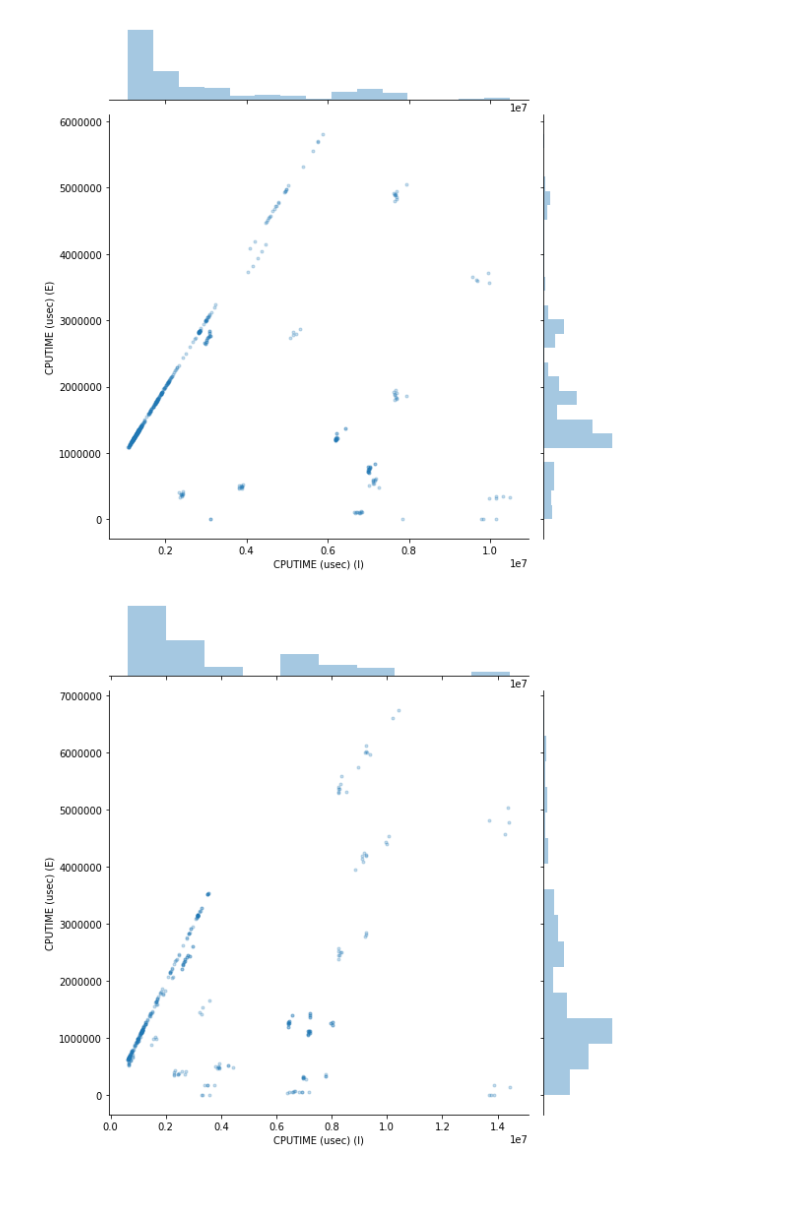
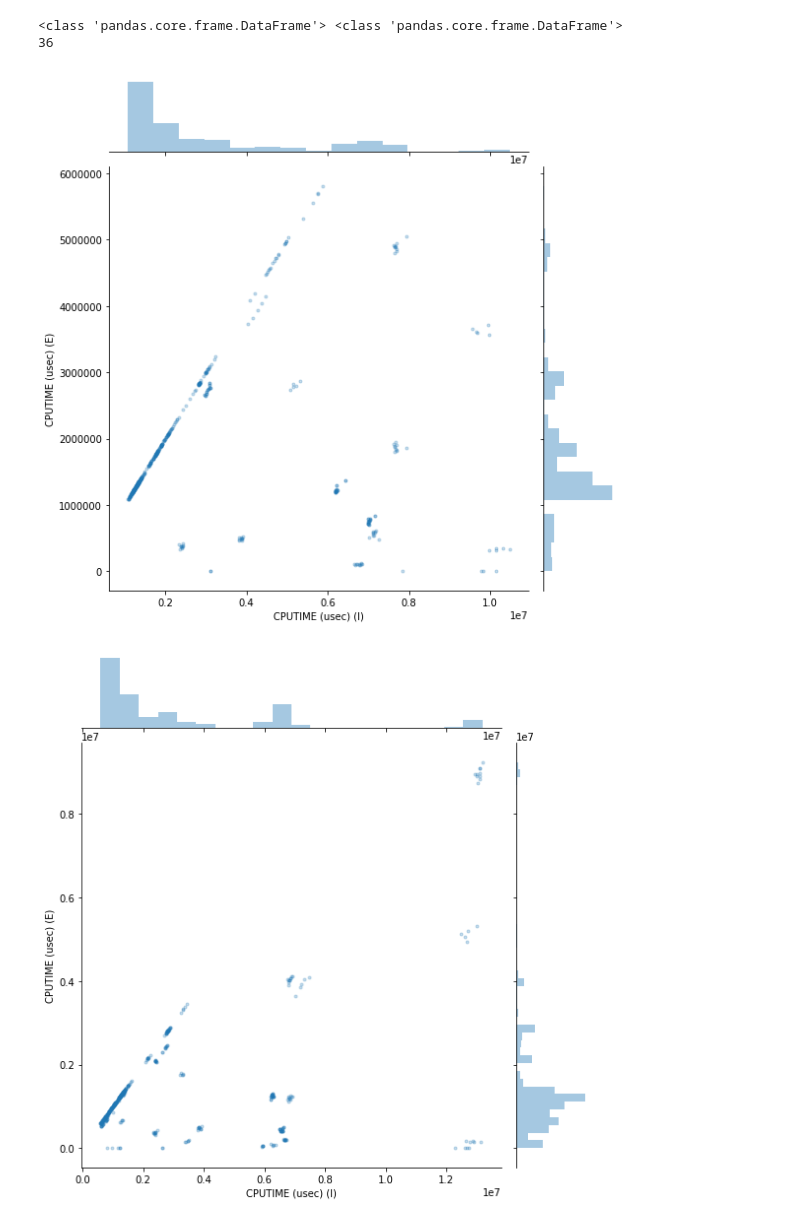
Before and after one commit to LLNL/CallFlow, a Jupyter notebook: src/server/diff-callflow.ipynb, the cells around one changed output. Cells and saved outputs as stored; diff of their text form; code cells hidden in the pictures; blank space fills up the shorter version.

Commit message:
Adding separate notebooks for state and computation

```diff
--- a/src/server/diff-callflow.ipynb
+++ b/src/server/diff-callflow.ipynb
@@ -208,0 +35,3 @@ Total nodes in the graph 73
+# %%
+dataset_path = ["data/lulesh-1/db-ampi4-100-1", "data/lulesh-1/db-ampi4-100-8"]
+states = diff.main(dataset_path)
@@ -235,20 +115,31 @@ Number of functions inside the lulesh2.0 module: 36
+# %%
+df1 = states[0].paths_df
+df2 = states[1].paths_df
+print(type(df1), type(df2))
+merged = df1.merge(df2, indicator=True, how='outer')
+merged[merged['_merge'] == 'right_only']
+diff = set(zip(df2.name, df2.inc_time)) - set(zip(df1.name, df1.inc_time))
+print(len(diff))
+# %% [output]
+<class 'pandas.core.frame.DataFrame'> <class 'pandas.core.frame.DataFrame'>
+36
 # %%
 # Joint plot of the Inclusive and Exclusive times.
-df = fgfs[0].dataframe
-df2 = fgfs[1].dataframe
+df = states[0].df
+df2 = states[1].df
 root_max_df = 107348942.00
 root_max_df2 = 145114370.00
 sns.jointplot('CPUTIME (usec) (I)', 'CPUTIME (usec) (E)',
               df.loc[(df['CPUTIME (usec) (I)'] < 0.10*107348942.00) &
                      (df['CPUTIME (usec) (E)'] > 0)],
               alpha=.25, marker='.', height=8);
 sns.jointplot('CPUTIME (usec) (I)', 'CPUTIME (usec) (E)',
               df2.loc[(df2['CPUTIME (usec) (I)'] < 0.10*145114370.00) &
                      (df2['CPUTIME (usec) (E)'] > 0)],
               alpha=.25, marker='.', height=8);
 # %% [output]
 [figure]
-[figure, old version]
+[figure, new version]
 # %%
 def add_paths(state, path_name):
     for idx, row in state.df.iterrows():
```
Also changed, not shown: parts of 25 cells of this notebook, 2 other files.
